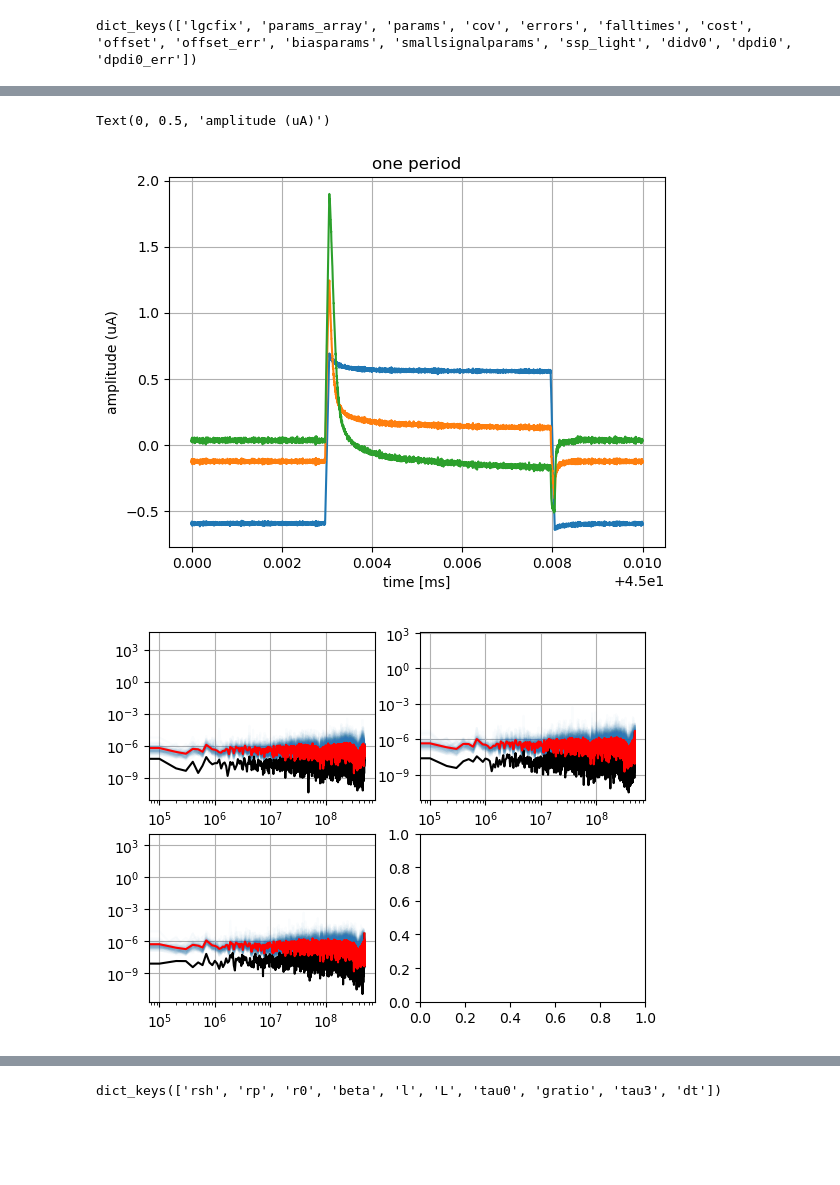
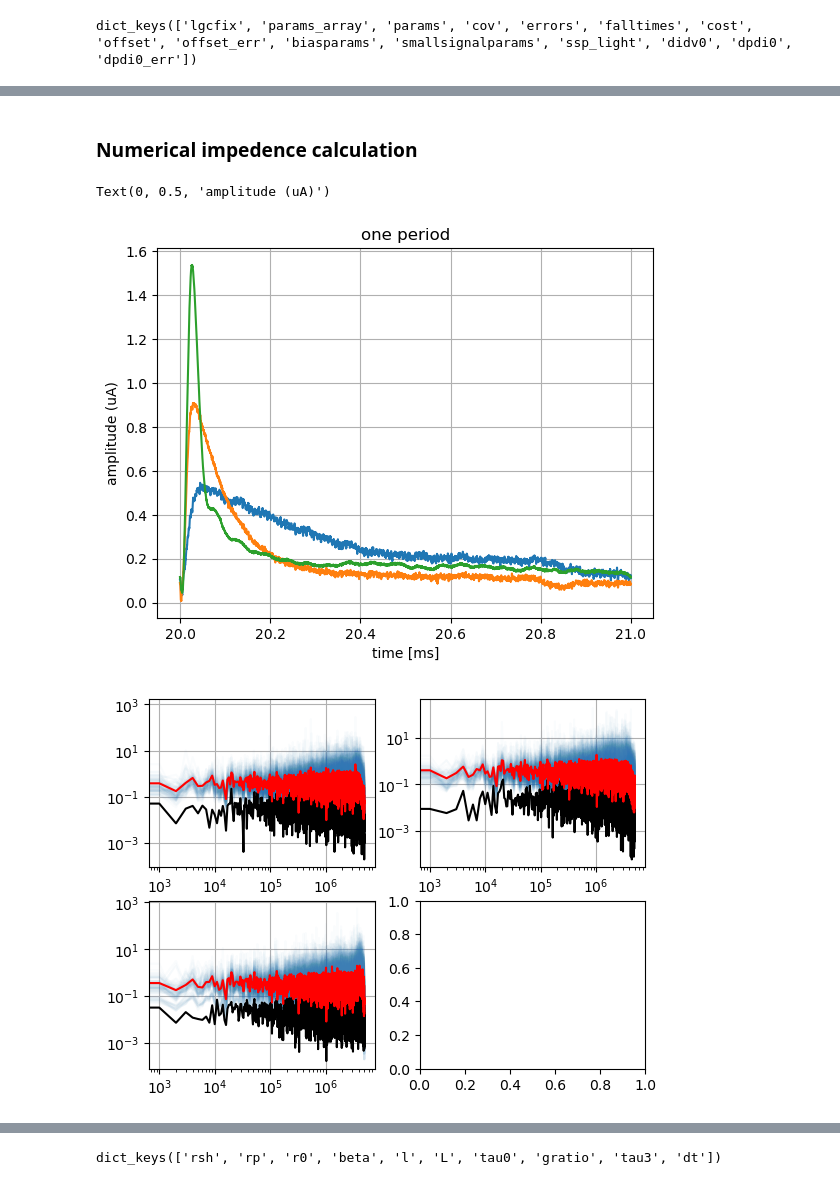
Before and after one commit to tamu-edu/tes_noise, a Jupyter notebook: dIdV.ipynb, the cells around one changed output, grey strips where cells are left out. Cells and saved outputs as stored; diff of their text form; code cells hidden in the pictures; blank space fills up the shorter version.

```diff
--- a/dIdV.ipynb
+++ b/dIdV.ipynb
@@ -300,7 +327,7 @@ didvfit = {}
 # %%
-channels_quick = 'ACD'
+channels_quick = 'AD'
 #best_dt0 = {'A': 1.4e-6, 'B': 1.5e-6, 'C': 1.5e-6, 'D': -1.4e-6} # doubled
-best_dt0 = {'A': 1.5e-3, 'B': 3e-4, 'C': 3.2e-4, 'D': 2.8e-3}
+best_dt0 = {'A': -5e-6, 'B': -5e-3, 'C': -5e-6, 'D': -5e-6}
 
 for c in channels_quick:
     i = channels.find(c)
@@ -413,7 +480,7 @@ didvfit['C'].fitresult(3)['params']
 # %%
 # display
-for c in channels_quick:
+for c in 'C': #channels_quick:
     print('channel '+ c)
-    didvfit[c].plot_single_period_of_trace(didv_freq_filt=True)
+    didvfit[c].plot_full_trace(didv_freq_filt=True)
     #didvfit[c].plot_re_im_didv()
 # %% [output]
@@ -476,7 +541,7 @@ INFO: Calculating small signal parameters for 3-poles model
 INFO: Calculating small signal parameters for 3-poles model
 INFO: Calculating small signal parameters for 3-poles model
 # %%
-didvfit['B'].fitresult(3).keys()
+didvfit[channels[0]].fitresult(3).keys()
 # %% [output]
 dict_keys(['lgcfix', 'params_array', 'params', 'cov', 'errors', 'falltimes', 'cost', 'offset', 'offset_err', 'biasparams', 'smallsignalparams', 'ssp_light', 'didv0', 'dpdi0', 'dpdi0_err'])
 # %%
@@ -576,3 +644,5 @@ didv.config
+# %% [markdown]
+### Numerical impedence calculation ###
 # %%
 # trying to get impedance data directly
 
@@ -595,7 +665,7 @@ for c in channels:
     #traces[c] = avg.reshape((10, 10_000)).mean(axis = 0) # amps
     #traces[c] = avg[:10_000]
     #traces[c] = didv(c)[0].reshape((10, 10_000)).mean(axis = 0)
-    traces[c] = didv(c)[:10_000_000].reshape((-1, 10_000)).mean(axis = 0)
+    traces[c] = didv(c)[:,:-4].reshape((-1, 10_000)).mean(axis = 0)
 
     plt.plot(ts*1e3, traces[c]*1e6)
 
@@ -607,7 +677,7 @@ plt.xlabel('time [ms]')
 plt.ylabel('amplitude (uA)')
 # %% [output]
 Text(0, 0.5, 'amplitude (uA)')
-[figure, old version]
+[figure, new version]
 # %%
 # frequency space
 
@@ -616,35 +686,35 @@ T = (ts[-1] - ts[0])/2
 
 idx, tk, wn = of.get_idx_tk_wn(N, T)
 
 fn = wn/2/np.pi
 
 Vn = {}
 
 Zn = {}
 
 fig, axs = plt.subplots(2, 2)
 
 for ax, c in zip(axs.flatten(), channels):
 
     Vn[c] = of.fft(Vb[c])
 
     #all_traces = didv(c).reshape((-1, 10_000))
-    all_traces = didv(c)[:10_000_000].reshape((-1, 10_000))
+    all_traces = didv(c)[:,:-4].reshape((-1, 10_000))
 
     In = of.fft(all_traces, axis = -1)*all_traces.shape[0]
     Zn[c] = (Vn[c]/In).mean(axis = 0)
 
     ax.loglog()
 
     for Z in (Vn[c]/In)[:100]:
         ax.plot(fn, abs(Z), alpha = 0.02, color = 'C0')
 
     ax.plot(fn, abs(Zn[c]), color = 'k')
     ax.plot(fn, (abs(Vn[c]/In)).mean(axis = 0), 'r')
 
     ax.grid()
 # %% [output]
-[figure, old version]
+[figure, new version]
 # %%
 # impedance plot
 
```
Also changed, not shown: parts of 42 cells of this notebook.
